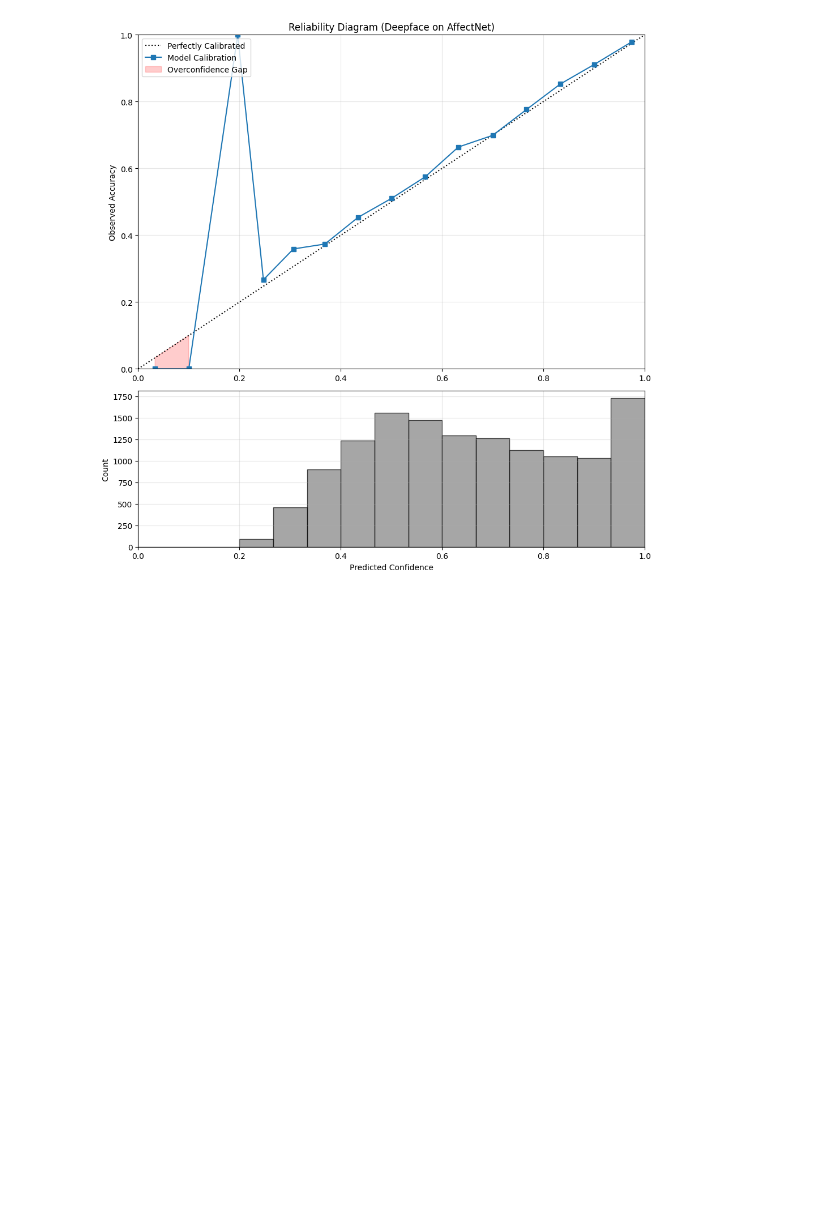
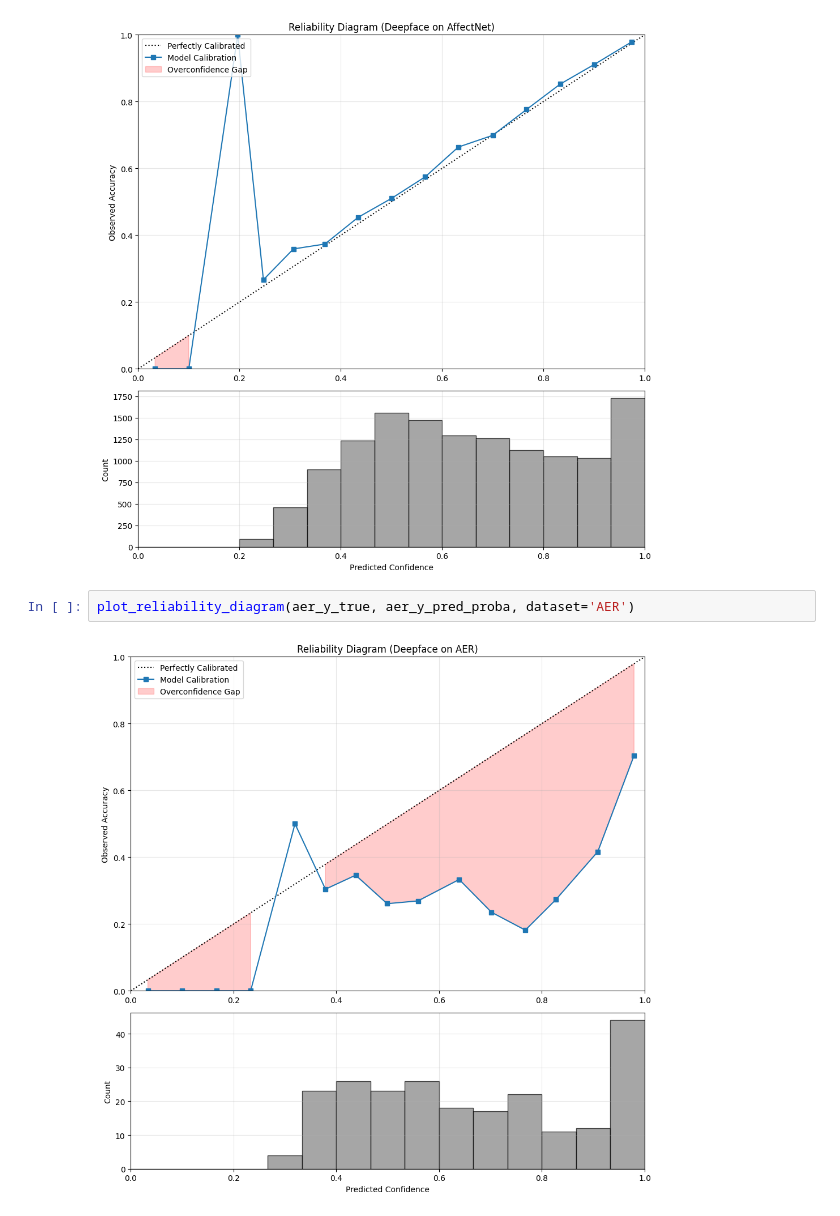
Before and after one commit to hassen8/emotion_recognition_bias_auditing, a Jupyter notebook: notebooks/quantitative_analysis/emotiefflib_quantitative_analysis.ipynb, the cells around one changed output. Cells and saved outputs as stored; diff of their text form; blank space fills up the shorter version.

```diff
--- a/notebooks/quantitative_analysis/emotiefflib_quantitative_analysis.ipynb
+++ b/notebooks/quantitative_analysis/emotiefflib_quantitative_analysis.ipynb
@@ -586,3 +728,7 @@ plot_reliability_diagram(fer_y_true, fer_y_pred_proba, dataset='FER')
 plot_reliability_diagram(affectnet_y_true, affectnet_y_pred_proba, dataset='AffectNet')
 # %% [output]
 [figure]
+# %%
+plot_reliability_diagram(aer_y_true, aer_y_pred_proba, dataset='AER')
+# %% [output]
+[figure, added]
```
Also changed, not shown: parts of 23 cells of this notebook.
